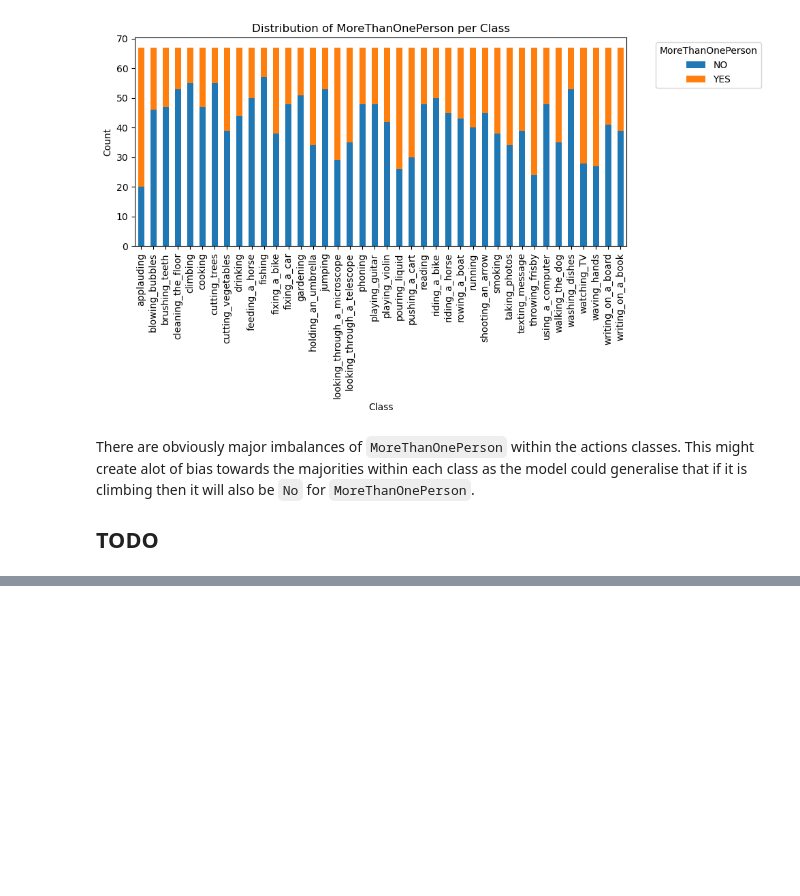
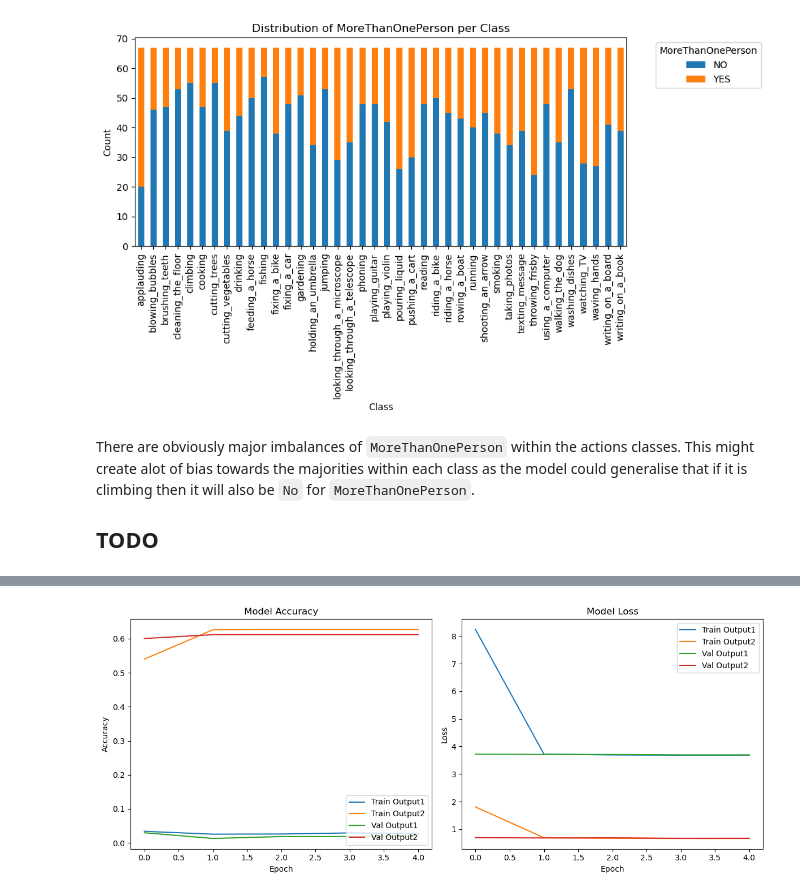
Before and after one commit to Mark-Putter/DL_A1, a Jupyter notebook: assignment1.ipynb, the cells around one changed output, grey strips where cells are left out. Drawn from its saved outputs; the diff is of its cells as text; code cells hidden in the pictures; blank space fills up the shorter version.

Commit message:
Building model. Running into some issues with model size and over fitting.

```diff
--- a/assignment1.ipynb
+++ b/assignment1.ipynb
@@ -197,0 +198,11 @@ for epoch in range(EPOCHS):
+# %%
+optimizer = tf.keras.optimizers.legacy.Adam()
+
+model.compile(
+    optimizer=optimizer,
+    loss=['sparse_categorical_crossentropy', 'sparse_categorical_crossentropy'],
+    loss_weights=[1.0, 1.0],
+    metrics=['accuracy']
+)
+
+model.summary()
@@ -197,0 +266,10 @@ for epoch in range(EPOCHS):
+# %%
+def create_data_gen(X, y1, y2, batch_size=32, shuffle=True):
+    dataset = tf.data.Dataset.from_tensor_slices((X, (y1, y2)))
+    if shuffle:
+        dataset = dataset.shuffle(buffer_size=len(X))
+    dataset = dataset.batch(batch_size).prefetch(tf.data.AUTOTUNE)
+    return dataset
+
+train_dataset = create_data_gen(X_train, y1_train, y2_train)
+val_dataset = create_data_gen(X_val, y1_val, y2_val, shuffle=False)
@@ -197,0 +278,10 @@ for epoch in range(EPOCHS):
+# %%
+import os
+import datetime
+
+%load_ext tensorboard
+
+logdir = os.path.join("logs", datetime.datetime.now().strftime("%Y%m%d-%H%M%S"))
+tensorboard_callback = tf.keras.callbacks.TensorBoard(logdir, histogram_freq=1)
+
+%tensorboard --logdir logs
@@ -197,0 +293,11 @@ for epoch in range(EPOCHS):
+# %%
+early_stopping = tf.keras.callbacks.EarlyStopping(
+    monitor='val_loss', patience=10, restore_best_weights=True
+)
+
+history = model.fit(
+    train_dataset,
+    validation_data=val_dataset,
+    epochs=50,
+    callbacks=[early_stopping, tensorboard_callback]
+)
@@ -197,0 +325,4 @@ for epoch in range(EPOCHS):
+# %%
+plot_training_history(history)
+# %% [output]
+[figure, added]
```
Also changed, not shown: parts of 14 cells of this notebook, 7 other files.
